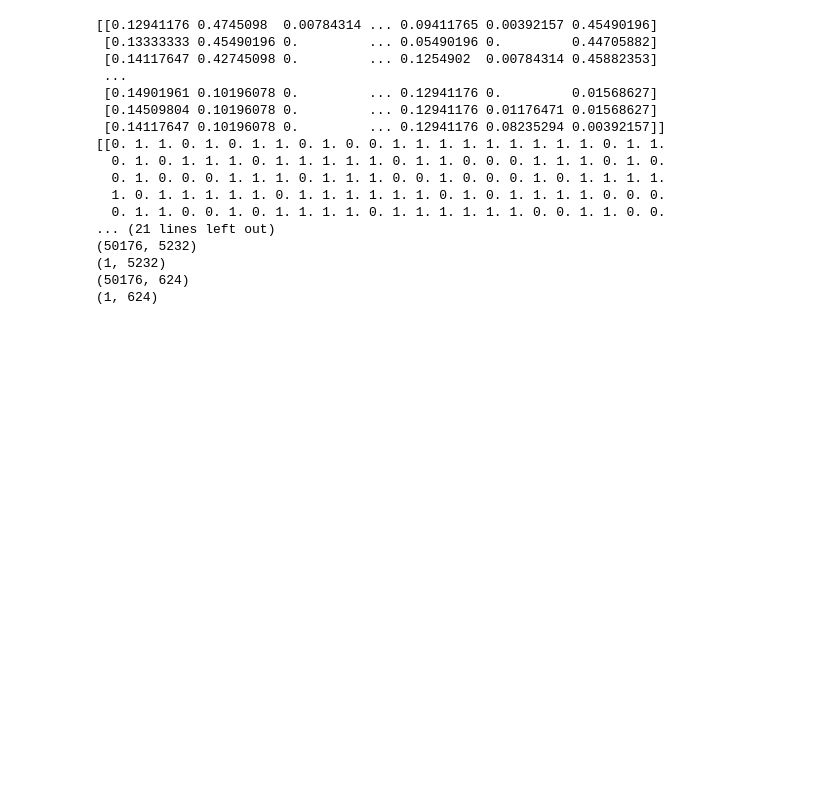
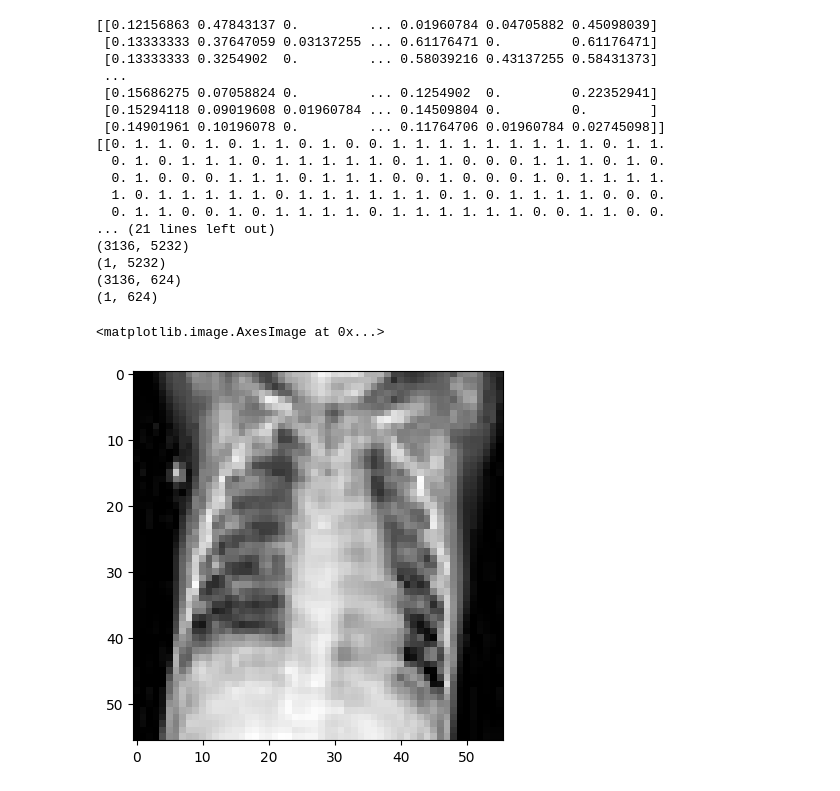
Before and after one commit to leeeaaa/PneumoniaDetection, a Jupyter notebook: PneumoniaDetection.ipynb, the cells around one changed output. Saved outputs shown, nothing was run; the diff lists cells and outputs as text; code cells hidden in the pictures; blank space fills up the shorter version.

```diff
--- a/PneumoniaDetection.ipynb
+++ b/PneumoniaDetection.ipynb
@@ -8,6 +8,7 @@ import random
 NORMAL_OUTPUT_VALUE = 0
 PNEUMONIA_OUTPUT_VALUE = 1
 SEED = 2
+WIDTH=56
 random.seed(SEED)
 # %%
 def sigmoid(x):
@@ -54,8 +55,8 @@ def load_dataset():
     """
 
     # Define the root directories of the train and test sets.
-    scaled_train_dir = "scaled_chest_xray/train/"
-    scaled_test_dir = "scaled_chest_xray/test/"
+    scaled_train_dir = "scaled2_chest_xray/train/"
+    scaled_test_dir = "scaled2_chest_xray/test/"
 
     # Define the root directories of the normal and pneumonia
     # test and trainsets.
@@ -96,31 +97,36 @@ def load_dataset():
 # %%
 train_X, train_Y, test_X, test_Y = load_dataset()
 #print(train_X[0:3])
 #print(train_Y)
 print(test_X)
 print(test_Y)
 print(train_X.shape)
 print(train_Y.shape)
 print(test_X.shape)
 print(test_Y.shape)
+
+index = 10
+plt.imshow(test_X.T[index].reshape(WIDTH, WIDTH), cmap='gray')
 # %% [output]
-[[0.12941176 0.4745098  0.00784314 ... 0.09411765 0.00392157 0.45490196]
- [0.13333333 0.45490196 0.         ... 0.05490196 0.         0.44705882]
- [0.14117647 0.42745098 0.         ... 0.1254902  0.00784314 0.45882353]
+[[0.12156863 0.47843137 0.         ... 0.01960784 0.04705882 0.45098039]
+ [0.13333333 0.37647059 0.03137255 ... 0.61176471 0.         0.61176471]
+ [0.13333333 0.3254902  0.         ... 0.58039216 0.43137255 0.58431373]
  ...
- [0.14901961 0.10196078 0.         ... 0.12941176 0.         0.01568627]
- [0.14509804 0.10196078 0.         ... 0.12941176 0.01176471 0.01568627]
- [0.14117647 0.10196078 0.         ... 0.12941176 0.08235294 0.00392157]]
+ [0.15686275 0.07058824 0.         ... 0.1254902  0.         0.22352941]
+ [0.15294118 0.09019608 0.01960784 ... 0.14509804 0.         0.        ]
+ [0.14901961 0.10196078 0.         ... 0.11764706 0.01960784 0.02745098]]
 [[0. 1. 1. 0. 1. 0. 1. 1. 0. 1. 0. 0. 1. 1. 1. 1. 1. 1. 1. 1. 1. 0. 1. 1.
   0. 1. 0. 1. 1. 1. 0. 1. 1. 1. 1. 1. 0. 1. 1. 0. 0. 0. 1. 1. 1. 0. 1. 0.
   0. 1. 0. 0. 0. 1. 1. 1. 0. 1. 1. 1. 0. 0. 1. 0. 0. 0. 1. 0. 1. 1. 1. 1.
   1. 0. 1. 1. 1. 1. 1. 0. 1. 1. 1. 1. 1. 1. 0. 1. 0. 1. 1. 1. 1. 0. 0. 0.
   0. 1. 1. 0. 0. 1. 0. 1. 1. 1. 1. 0. 1. 1. 1. 1. 1. 1. 0. 0. 1. 1. 0. 0.
 ... (21 lines left out)
-(50176, 5232)
+(3136, 5232)
 (1, 5232)
-(50176, 624)
+(3136, 624)
 (1, 624)
+<matplotlib.image.AxesImage at 0x...>
+[figure, added]
 # %%
 def initialize_parameters(layer_dims):
     """
```
Also changed, not shown: parts of 2 cells of this notebook.
